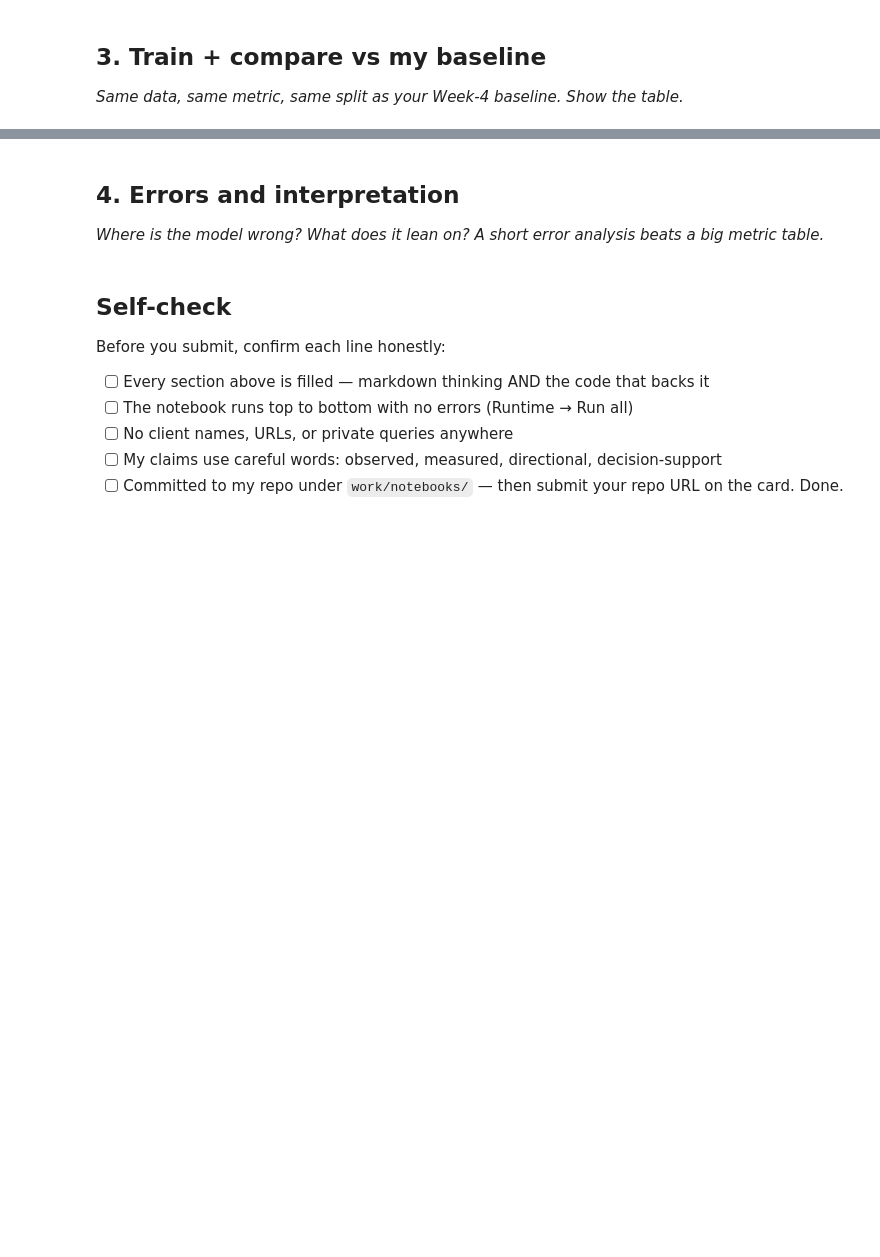
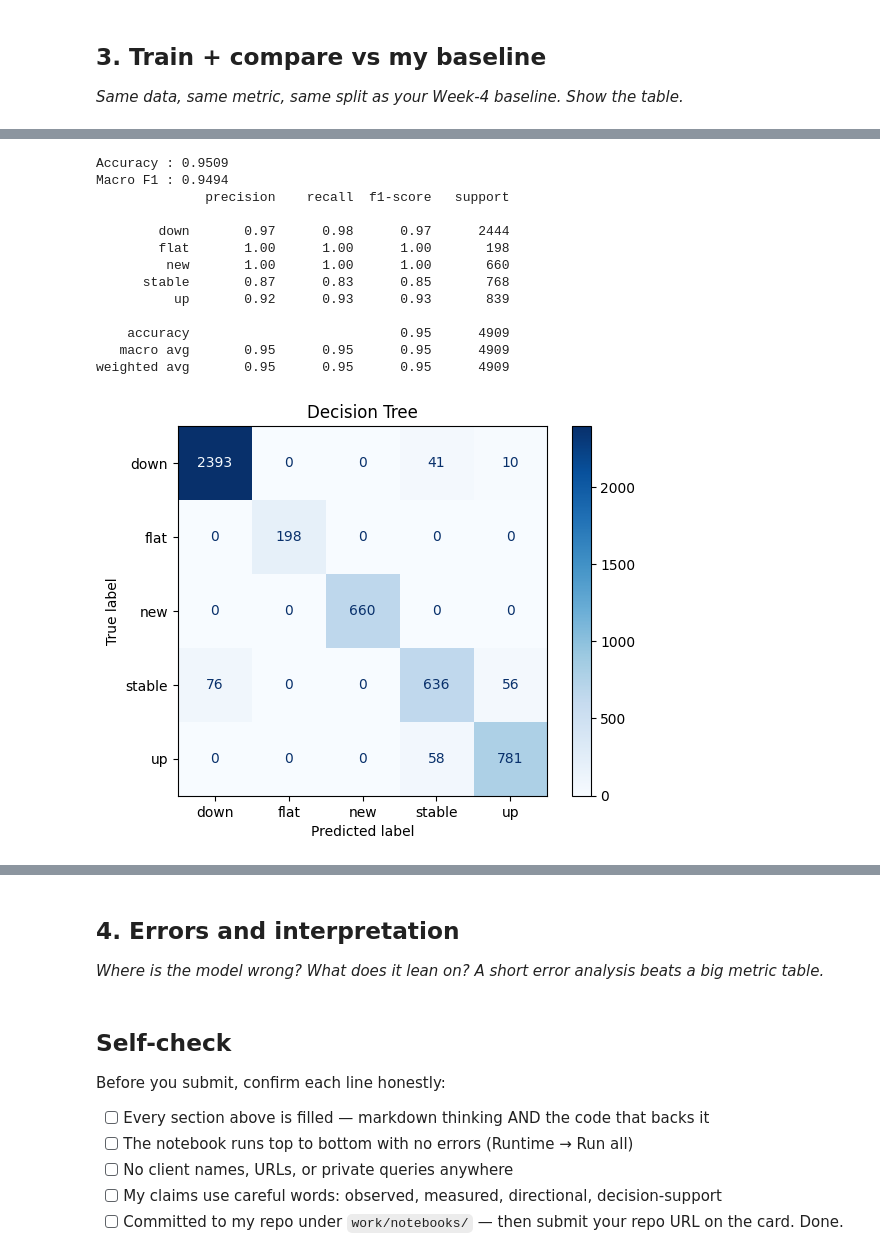
Before and after one commit to boddulavinaykumar6-stack/Flyrank-ML-Internship, a Jupyter notebook: work/notebooks/w05_model.ipynb, the cells around one changed output, grey strips where cells are left out. Saved outputs shown, nothing was run; the diff lists cells and outputs as text; code cells hidden in the pictures; blank space fills up the shorter version.

```diff
--- a/work/notebooks/w05_model.ipynb
+++ b/work/notebooks/w05_model.ipynb
@@ -29,0 +681,9 @@ This skeleton is yours to fill. Work the sections **in order** — each one has
+# %%
+accuracy_lr = accuracy_score(y_test, y_pred_lr)
+macro_f1_lr = f1_score(y_test, y_pred_lr, average="macro")
+
+print(f"Accuracy : {accuracy_lr:.4f}")
+print(f"Macro F1 : {macro_f1_lr:.4f}")
+
+print("\nClassification Report\n")
+print(classification_report(y_test, y_pred_lr))
@@ -29,0 +729,54 @@ This skeleton is yours to fill. Work the sections **in order** — each one has
+# %%
+tree_pipeline = Pipeline(
+    steps=[
+        ("preprocessor", preprocessor),
+        (
+            "classifier",
+            DecisionTreeClassifier(
+                random_state=RANDOM_STATE
+            ),
+        ),
+    ]
+)
+
+tree_pipeline.fit(X_train, y_train)
+
+y_pred_tree = tree_pipeline.predict(X_test)
+
+accuracy_tree = accuracy_score(y_test, y_pred_tree)
+macro_f1_tree = f1_score(y_test, y_pred_tree, average="macro")
+
+print(f"Accuracy : {accuracy_tree:.4f}")
+print(f"Macro F1 : {macro_f1_tree:.4f}")
+
+print(classification_report(y_test, y_pred_tree))
+
+ConfusionMatrixDisplay.from_predictions(
+    y_test,
+    y_pred_tree,
+    cmap="Blues"
+)
+
+plt.title("Decision Tree")
+plt.show()
+
+results.loc[len(results)] = [
+    "Decision Tree",
+    accuracy_tree,
+    macro_f1_tree
+]
+# %% [output]
+Accuracy : 0.9509
+Macro F1 : 0.9494
+              precision    recall  f1-score   support
+
+        down       0.97      0.98      0.97      2444
+        flat       1.00      1.00      1.00       198
+         new       1.00      1.00      1.00       660
+      stable       0.87      0.83      0.85       768
+          up       0.92      0.93      0.93       839
+
+    accuracy                           0.95      4909
+   macro avg       0.95      0.95      0.95      4909
+weighted avg       0.95      0.95      0.95      4909
+[figure, added]
```
Also changed, not shown: parts of 61 cells of this notebook.
